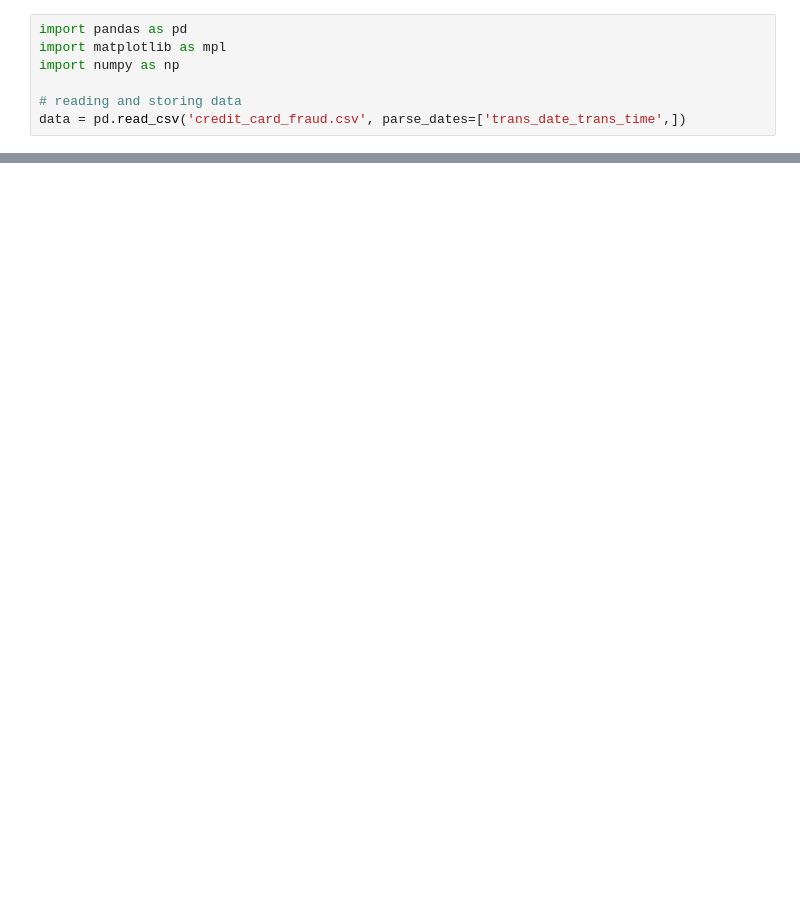
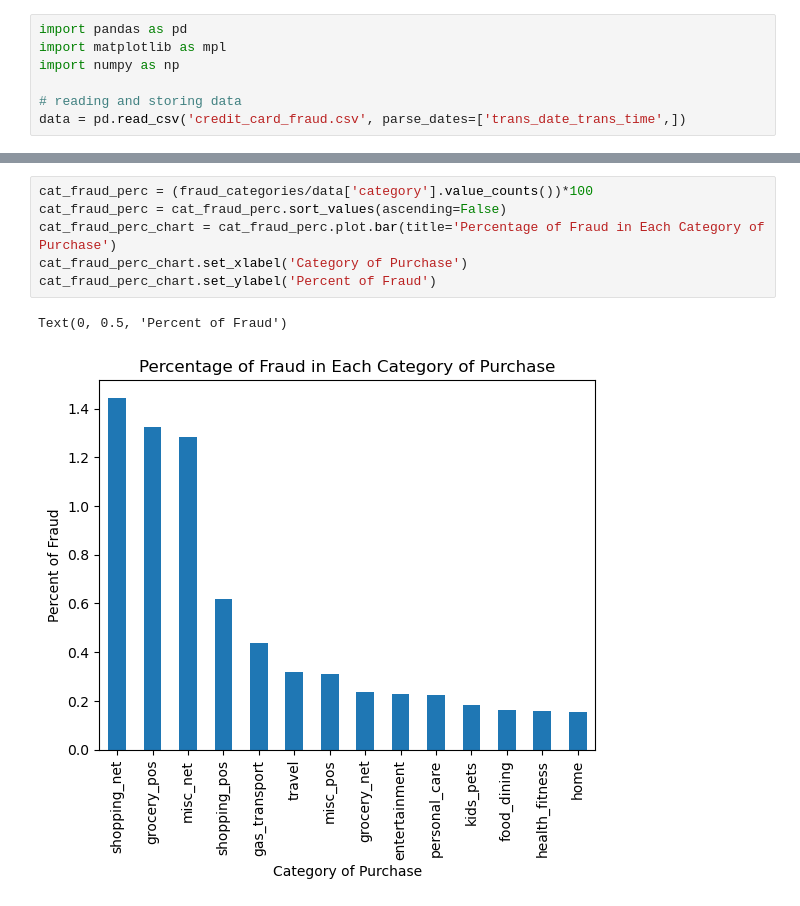
Before and after one commit to jalikens/CS484-DMA, a Jupyter notebook: notebook.ipynb, the cells around one changed output, grey strips where cells are left out. Saved outputs shown, nothing was run; the diff lists cells and outputs as text; blank space fills up the shorter version.

```diff
--- a/notebook.ipynb
+++ b/notebook.ipynb
@@ -35,0 +58,9 @@ state_fraud_perc.plot.bar()
+# %%
+cat_fraud_perc = (fraud_categories/data['category'].value_counts())*100
+cat_fraud_perc = cat_fraud_perc.sort_values(ascending=False)
+cat_fraud_perc_chart = cat_fraud_perc.plot.bar(title='Percentage of Fraud in Each Category of Purchase')
+cat_fraud_perc_chart.set_xlabel('Category of Purchase')
+cat_fraud_perc_chart.set_ylabel('Percent of Fraud')
+# %% [output]
+Text(0, 0.5, 'Percent of Fraud')
+[figure, added]
```
Also changed, not shown: parts of 4 cells of this notebook.
